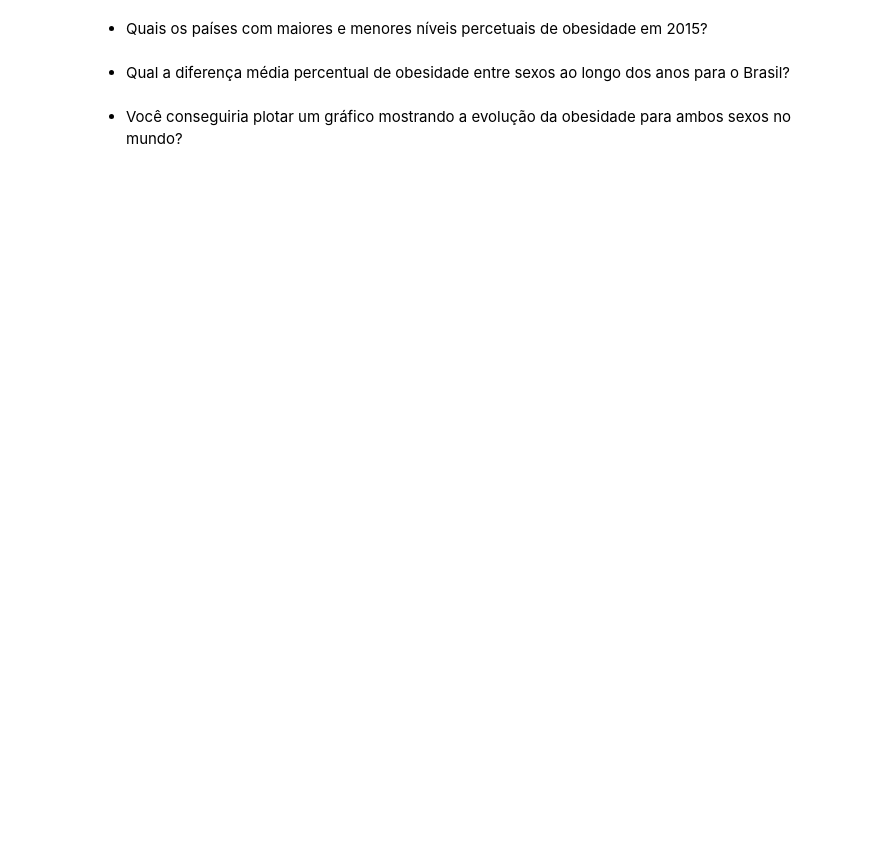
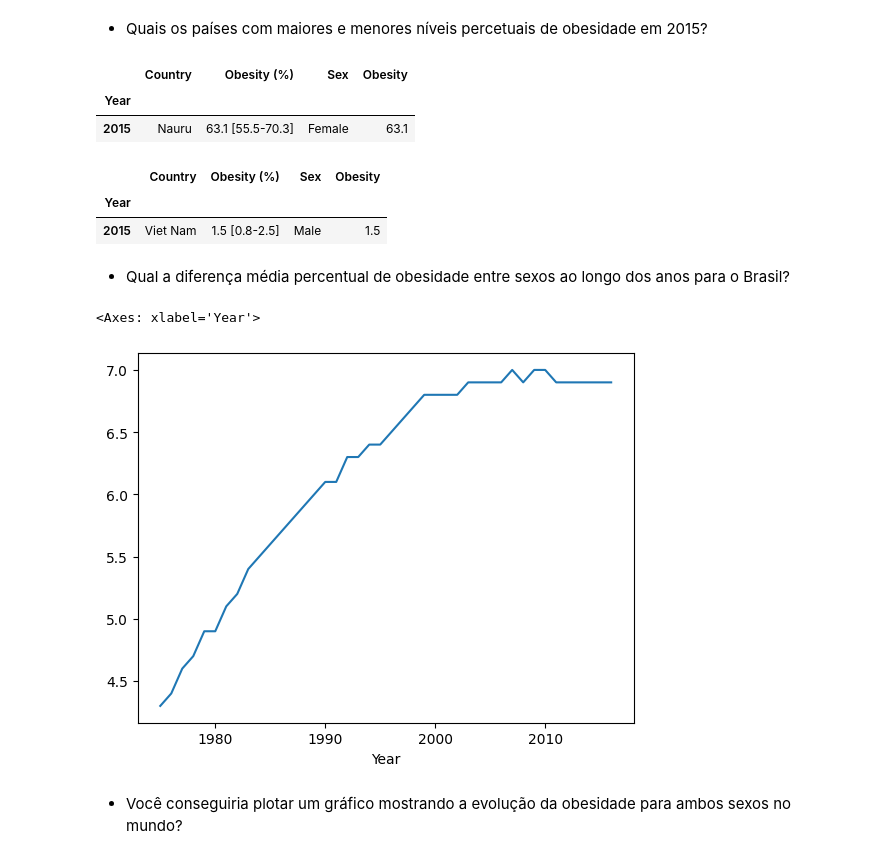
Before and after one commit to devjoaomelo/Analise-obesidade-pandas-numpy, a Jupyter notebook: Projeto-analise-obesidade.ipynb, the cells around one changed output. Cells and saved outputs as stored; diff of their text form; code cells hidden in the pictures; blank space fills up the shorter version.

```diff
--- a/Projeto-analise-obesidade.ipynb
+++ b/Projeto-analise-obesidade.ipynb
@@ -89,6 +117,26 @@ df_obesity[df_obesity.index == 2015].groupby("Sex").mean()
 # %% [markdown]
 - Quais os países com maiores e menores níveis percetuais de obesidade em 2015?
+# %%
+df_2015 = df_obesity[df_obesity.index == 2015]
+df_2015[df_2015['Obesity'] == df_2015['Obesity'].max()]
+# %% [output]
+|  | Country | Obesity (%) | Sex | Obesity |
+| Year |  |  |  |  |
+| 2015 | Nauru | 63.1 [55.5-70.3] | Female | 63.1 |
+# %%
+df_2015[df_2015['Obesity'] == df_2015['Obesity'].min()]
+# %% [output]
+|  | Country | Obesity (%) | Sex | Obesity |
+| Year |  |  |  |  |
+| 2015 | Viet Nam | 1.5 [0.8-2.5] | Male | 1.5 |
 # %% [markdown]
 - Qual a diferença média percentual de obesidade entre sexos ao longo dos anos para o Brasil?
+# %%
+df_brasil = df_obesity[df_obesity["Country"] == "Brazil"]
+# %%
+(df_brasil[df_brasil["Sex"] == "Female"]["Obesity"] - df_brasil[df_brasil["Sex"] == "Male"]["Obesity"]).plot()
+# %% [output]
+<Axes: xlabel='Year'>
+[figure, added]
 # %% [markdown]
 - Você conseguiria plotar um gráfico mostrando a evolução da obesidade para ambos sexos no mundo?
```
Also changed, not shown: parts of 20 cells of this notebook.
